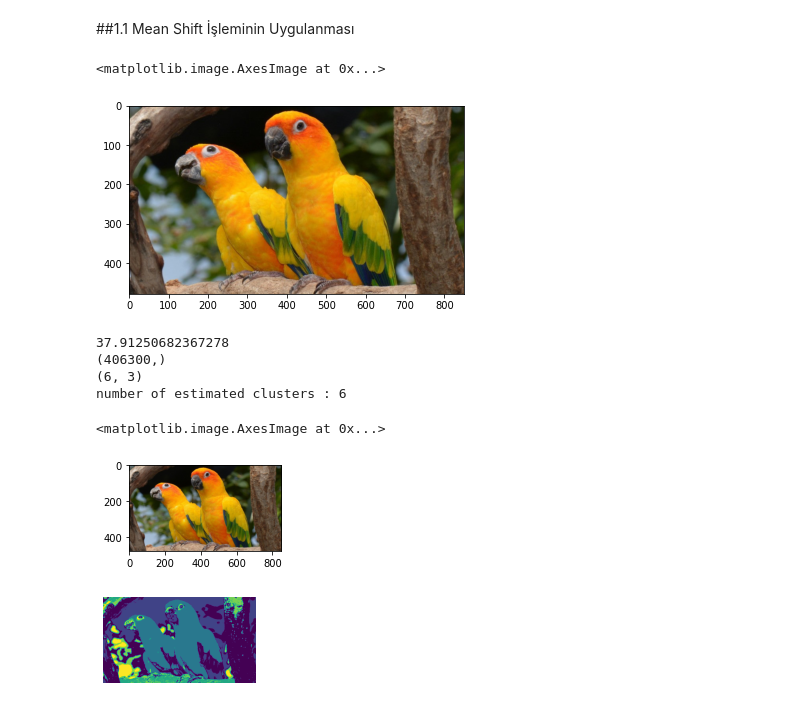
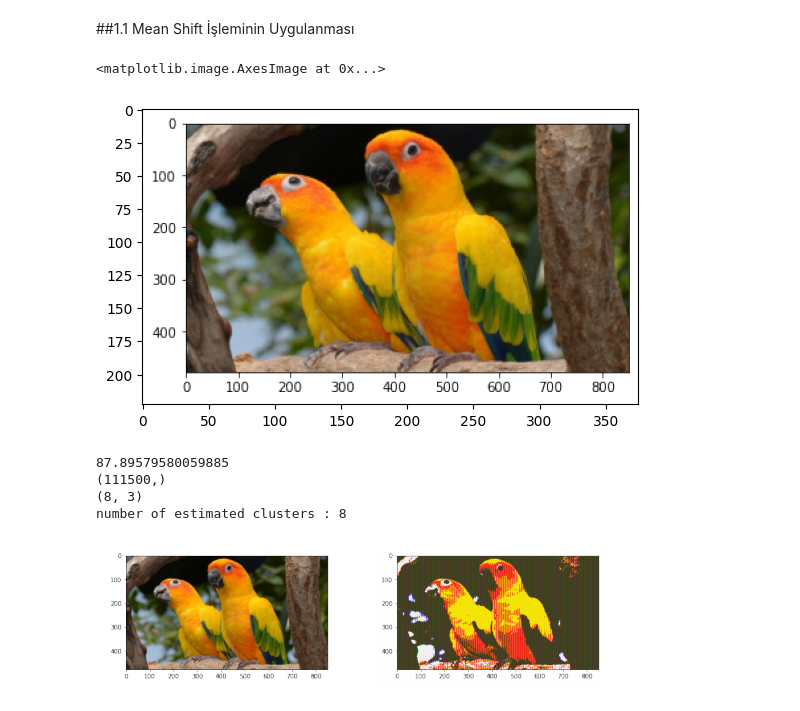
Before and after one commit to mervebudakk/python, a Jupyter notebook: 12_Mean_Shift_Algoritması.ipynb, the cells around one changed output. Drawn from its saved outputs; the diff is of its cells as text; code cells hidden in the pictures.

```diff
--- a/12_Mean_Shift_Algoritması.ipynb
+++ b/12_Mean_Shift_Algoritması.ipynb
@@ -106,30 +115,33 @@ Image(filename="/content/formul4.png")
 # %%
 import numpy as np
 from sklearn.cluster import MeanShift, estimate_bandwidth
 from PIL import Image
 import matplotlib.pyplot as plt
+import requests
+from io import BytesIO
 
 #Burada Scikit-Learn kütüphanesini kullanarak bir görüntü üzerinde görüntü segmentasyonunu Meanshift ile yapılabilmesi için kütüphaneler eklenmiştir.
 
-
-image = Image.open("/content/mean_foto2.jpg")
+url="https://raw.githubusercontent.com/mervebudakk/python/master/images/mean_foto2.png"
+response = requests.get(url)
+image = Image.open(BytesIO(response.content))
 
 # Kullanacağımız resmi ‘open’ fonksiyonu ile açıp ‘resim’ değişkenine atıyoruz.
 
 image = np.array(image)
 
 original_shape = image.shape
 
 # Resmin 687x1025 RGB kanallarına ulaşılır.
 
 X = np.reshape(image, [-1, 3])
 
 # Resim düzleştirilir.
 
 plt.imshow(image)
 # %% [output]
 <matplotlib.image.AxesImage at 0x...>
-[figure, old version]
+[figure, new version]
 # %%
 bandwidth = estimate_bandwidth(X, quantile=0.1, n_samples=100)
 
@@ -159,7 +171,7 @@ print("number of estimated clusters : %d" %n_clusters_)
 
 #Ne yapıldığını anlamak için bazı hata ayıklama bilgileri yazdırın. Görünen bu 4 küme 4 renk verdi. Burası farklı parametrelerle yeniden çalıştırılırsa, farklı sonuçlar bulunabilir.
 
-segmented_image = np.reshape(labels, original_shape[:2])
+segmented_image = np.reshape(labels[:original_shape[0] * original_shape[1]], original_shape[:2])
 
 # Sadece boyut al, RGB kanallarını görmezden gelinir.
 
@@ -168,26 +180,25 @@ plt.figure(2)
 plt.subplot(1, 2, 1)
 
 plt.imshow(image)
+
+segmented_image_colored = cluster_centers[labels].reshape(original_shape).astype(np.uint8)
+
+plt.axis('off')
+
+plt.imsave("/content/rotate_1.jpg",image)
+
+plt.subplot(1, 2, 2)
+
+plt.imshow(segmented_image_colored)
+
+plt.axis('off')
+
+plt.imsave("/content/rotate_2.jpg",segmented_image)
+
+#Mean Shift uygulanmış görüntü ve orjinal görüntü klasöre kaydedilir.
 # %% [output]
-37.91250682367278
-(406300,)
-(6, 3)
-number of estimated clusters : 6
+87.89579580059885
+(111500,)
+(8, 3)
+number of estimated clusters : 8
-<matplotlib.image.AxesImage at 0x...>
-[figure, old version]
+[figure, new version]
-# %%
-plt.axis('off')
-
-plt.imsave("/content/rotate_1.jpg",image)
-
-plt.subplot(1, 2, 2)
-
-plt.imshow(segmented_image)
-
-plt.axis('off')
-
-plt.imsave("/content/rotate_2.jpg",segmented_image)
-
-#Mean Shift uygulanmış görüntü ve orjinal görüntü klasöre kaydedilir.
-# %% [output]
-[figure, removed]
```
Also changed, not shown: parts of 19 cells of this notebook.
